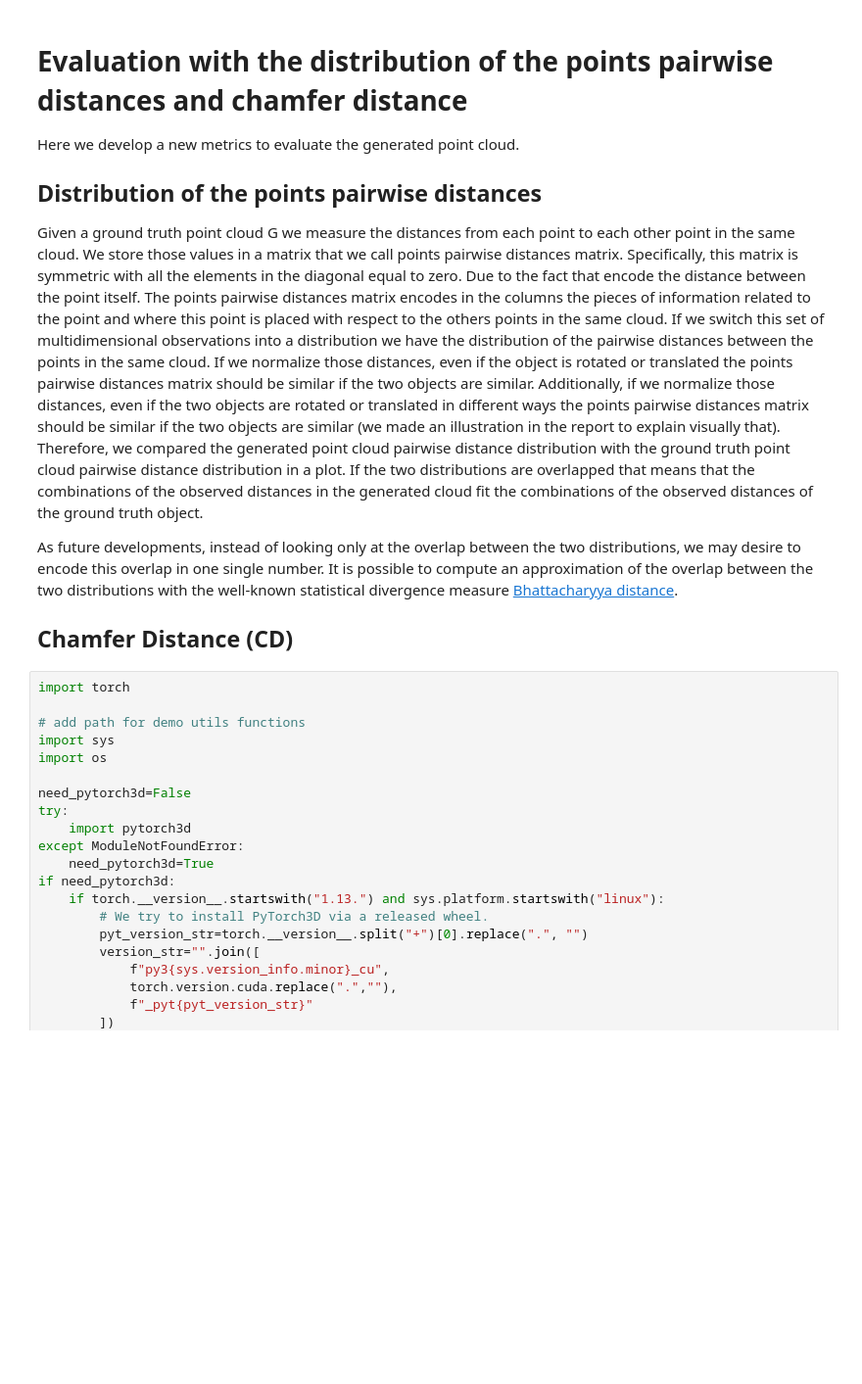
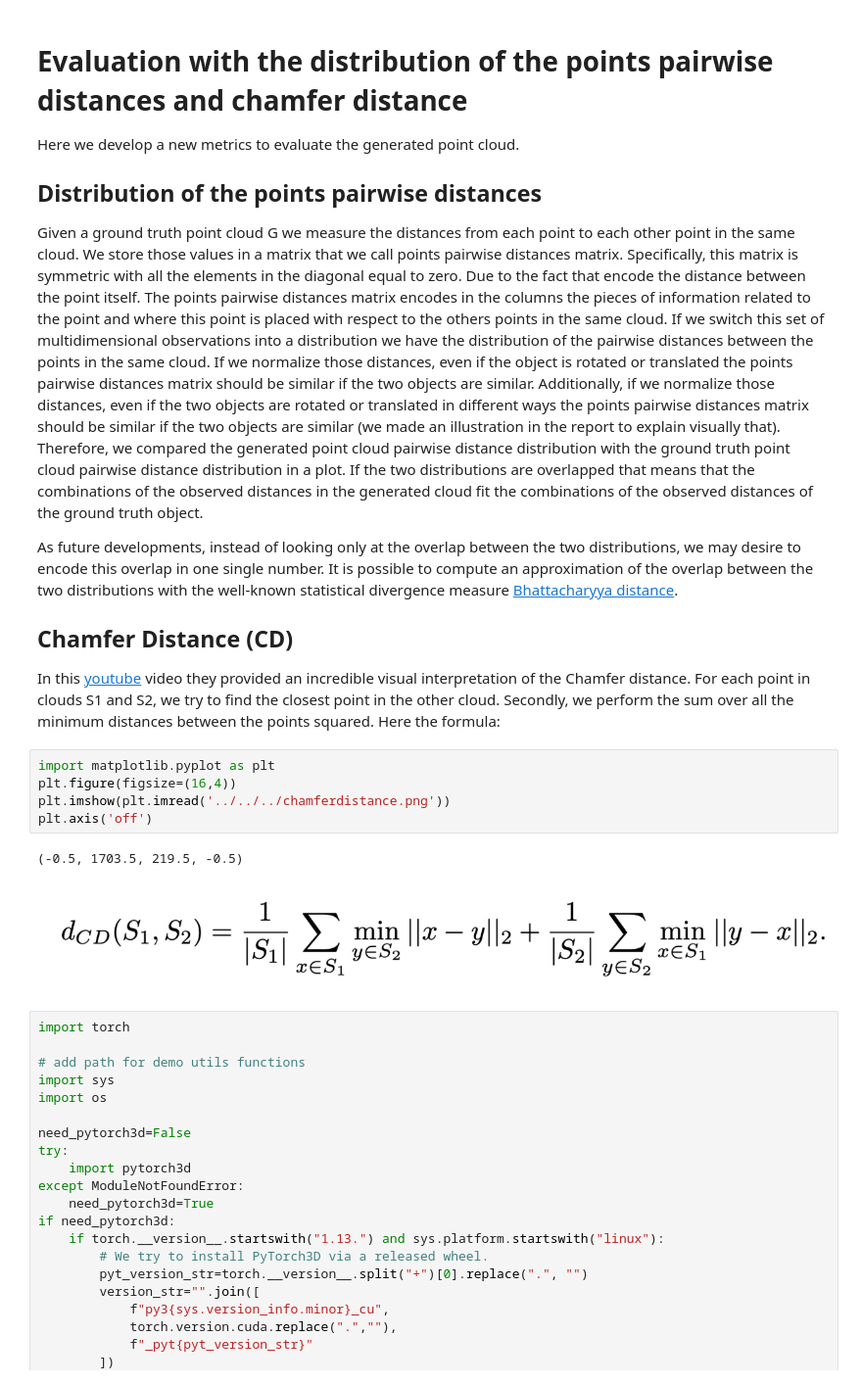
Before and after one commit to r1cc4r2o/point-e, a Jupyter notebook: notebooks/2_evaluationMetricsExperiments.ipynb, the cells around one changed output. Shown at 98% size. Saved outputs shown, nothing was run; the diff lists cells and outputs as text; blank space fills up the shorter version.

```diff
--- a/notebooks/2_evaluationMetricsExperiments.ipynb
+++ b/notebooks/2_evaluationMetricsExperiments.ipynb
@@ -10,6 +10,16 @@ Given a ground truth point cloud G we measure the distances from each point to e
 As future developments, instead of looking only at the overlap between the two distributions, we may desire to encode this overlap in one single number. It is possible to compute an approximation of the overlap between the two distributions with the well-known statistical divergence measure [Bhattacharyya distance](https://en.wikipedia.org/wiki/Bhattacharyya_distance).
 
 ## Chamfer Distance (CD)
+
+In this [youtube](https://www.youtube.com/watch?v=P4IyrsWicfs) video they provided an incredible visual interpretation of the Chamfer distance. For each point in clouds S1 and S2, we try to find the closest point in the other cloud. Secondly, we perform the sum over all the minimum distances between the points squared. Here the formula:
+# %%
+import matplotlib.pyplot as plt
+plt.figure(figsize=(16,4))
+plt.imshow(plt.imread('../../../chamferdistance.png'))
+plt.axis('off')
+# %% [output]
+(-0.5, 1703.5, 219.5, -0.5)
+[figure, added]
 # %%
 import torch
 
```
